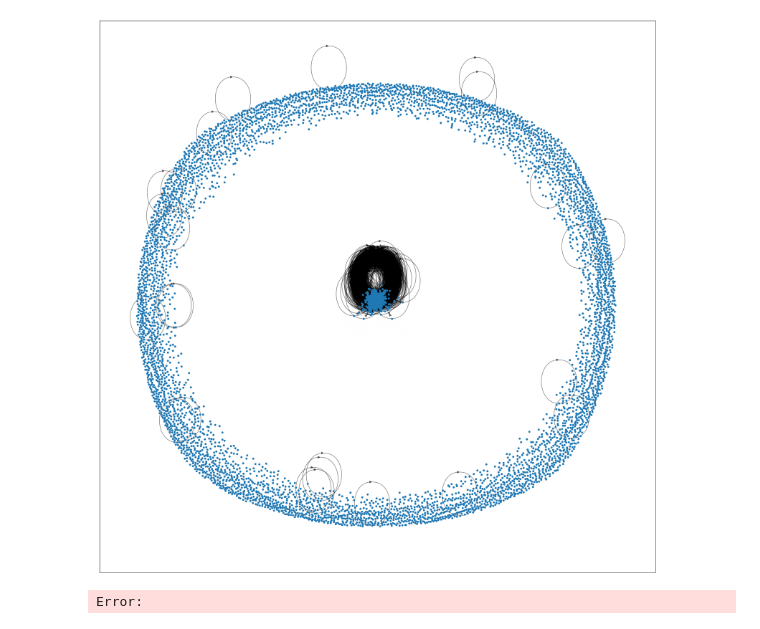
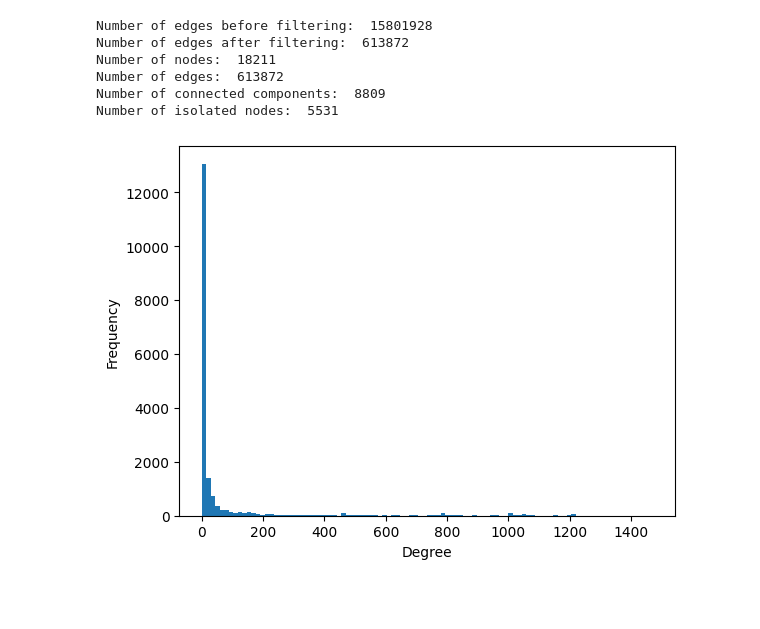
Before and after one commit to super-dainiu/kaggle-perturbation, a Jupyter notebook: notebooks/regression.ipynb, the cells around one changed output. Cells and saved outputs as stored; diff of their text form; code cells hidden in the pictures; blank space fills up the shorter version.

```diff
--- a/notebooks/regression.ipynb
+++ b/notebooks/regression.ipynb
@@ -29,7 +30,7 @@ from torch_geometric.nn.norm import BatchNorm, GraphNorm
 from torch.utils.data import Dataset, random_split
 # %%
 class TabularGraphDataset(Dataset):
-    def __init__(self, df, cond_cols, target_cols, perturb_key, edge_index=None, edge_attr=None):
+    def __init__(self, df, cond_cols, target_cols, perturb_key, edge_index=None, edge_attr=None, scaler=None):
         self.df = df
         self.cond_cols = cond_cols
         self.perturb_key = perturb_key
@@ -37,7 +38,7 @@ class TabularGraphDataset(Dataset):
         self.cat_dict = {}
         self.edge_index = edge_index
         self.edge_attr = edge_attr
-        self.num_nodes = None
+        self.scaler = scaler
 
         for cond_col in cond_cols:
             unique_values = df[cond_col].unique()
@@ -56,12 +57,11 @@ class TabularGraphDataset(Dataset):
             ret_dict[cond_col] = torch.tensor(self.cat_dict[cond_col][row[cond_col]])
         ret_dict[self.perturb_key] = torch.tensor(self.cat_dict[self.perturb_key][row[self.perturb_key]])
         target = torch.tensor(row[self.target_cols].values.astype(np.float32)) if self.target_cols else torch.tensor([0])
-        return Data(x=None, edge_index=self.edge_index, edge_attr=self.edge_attr, num_nodes=self.num_nodes, **ret_dict), target
+        return Data(x=None, edge_index=self.edge_index, edge_attr=self.edge_attr, **ret_dict), target
 
     def set_graph(self, edge_index, edge_attr):
         self.edge_index = edge_index
         self.edge_attr = edge_attr
-        self.num_nodes = edge_index.max().item() + 1
 
     def encode(self, val, col):
         return self.cat_dict[col][val]
@@ -87,12 +87,16 @@ def load_dataset(
     perturb_key = 'perturb',
     col_map = {'cell_type': 'cell_type', 'sm_lincs_id': 'perturb'},
     is_test = False,
+    scaler = None,
     cat_dict = None,
 ):
     df = pd.read_parquet(path)
     df = df.rename(columns=col_map)
     target_cols = df.iloc[:, 5:].columns.tolist() if not is_test else None
-    ds = TabularGraphDataset(df, cond_cols, target_cols, perturb_key)
+    if scaler is None:
+        scaler = StandardScaler()
+        df.iloc[:, 5:] = scaler.fit_transform(df.iloc[:, 5:])
+    ds = TabularGraphDataset(df, cond_cols, target_cols, perturb_key, scaler=scaler)
     if cat_dict:
         ds.cat_dict = cat_dict
     return ds
@@ -146,8 +150,11 @@ class GeneSimNetwork():
 
         return cls(G, edge_index, edge_weight)
 
-def load_gene_network(path, gene_list, node_map):
+def load_gene_network(path, gene_list, node_map, threshold=0.5):
     edge_list = pd.read_csv(path)
+    print('Number of edges before filtering: ', len(edge_list))
+    edge_list = edge_list[edge_list['importance'] > threshold]
+    print('Number of edges after filtering: ', len(edge_list))
     return GeneSimNetwork.from_edges(edge_list, gene_list, node_map)
 # %%
 def mrrmse_loss(predicted, actual):
@@ -328,19 +354,29 @@ class DERegressor(nn.Module):
 # %%
 dataset = load_dataset(train_path)
-submission = load_dataset(submit_path, is_test=True, cat_dict=dataset.cat_dict)
+submission = load_dataset(submit_path, is_test=True, cat_dict=dataset.cat_dict, scaler=dataset.scaler)
 
 gene_list = dataset.df.columns[5:].tolist()
 node_map = {gene: i for i, gene in enumerate(gene_list)}
-gene_sim_network = load_gene_network('data/grn/go.csv', gene_list, node_map)
+gene_sim_network = load_gene_network('data/grn/go.csv', gene_list, node_map, threshold=0.3)
+
+# statistics of gene similarity network
+print('Number of nodes: ', gene_sim_network.G.number_of_nodes())
+print('Number of edges: ', gene_sim_network.G.number_of_edges())
+print('Number of connected components: ', nx.number_weakly_connected_components(gene_sim_network.G))
+print('Number of isolated nodes: ', len(list(nx.isolates(gene_sim_network.G))))
+# degree distribution
+degrees = [d for n, d in gene_sim_network.G.degree()]
+plt.hist(degrees, bins=100)
+plt.xlabel('Degree')
+plt.ylabel('Frequency')
+plt.show()
+# %% [output]
+Number of edges before filtering:  15801928
+Number of edges after filtering:  613872
+Number of nodes:  18211
+Number of edges:  613872
+Number of connected components:  8809
+Number of isolated nodes:  5531
+[figure, added]
-# %%
-# plot gene similarity network
-plt.figure(figsize=(20, 20))
-pos = nx.spring_layout(gene_sim_network.G)
-nx.draw_networkx_nodes(gene_sim_network.G, pos, node_size=10)
-nx.draw_networkx_edges(gene_sim_network.G, pos, alpha=0.5)
-plt.show()
-# %% [output]
-[figure, removed]
-Error:
 # %%
 model_config = {
```
Also changed, not shown: parts of 11 cells of this notebook, 6 other files.
